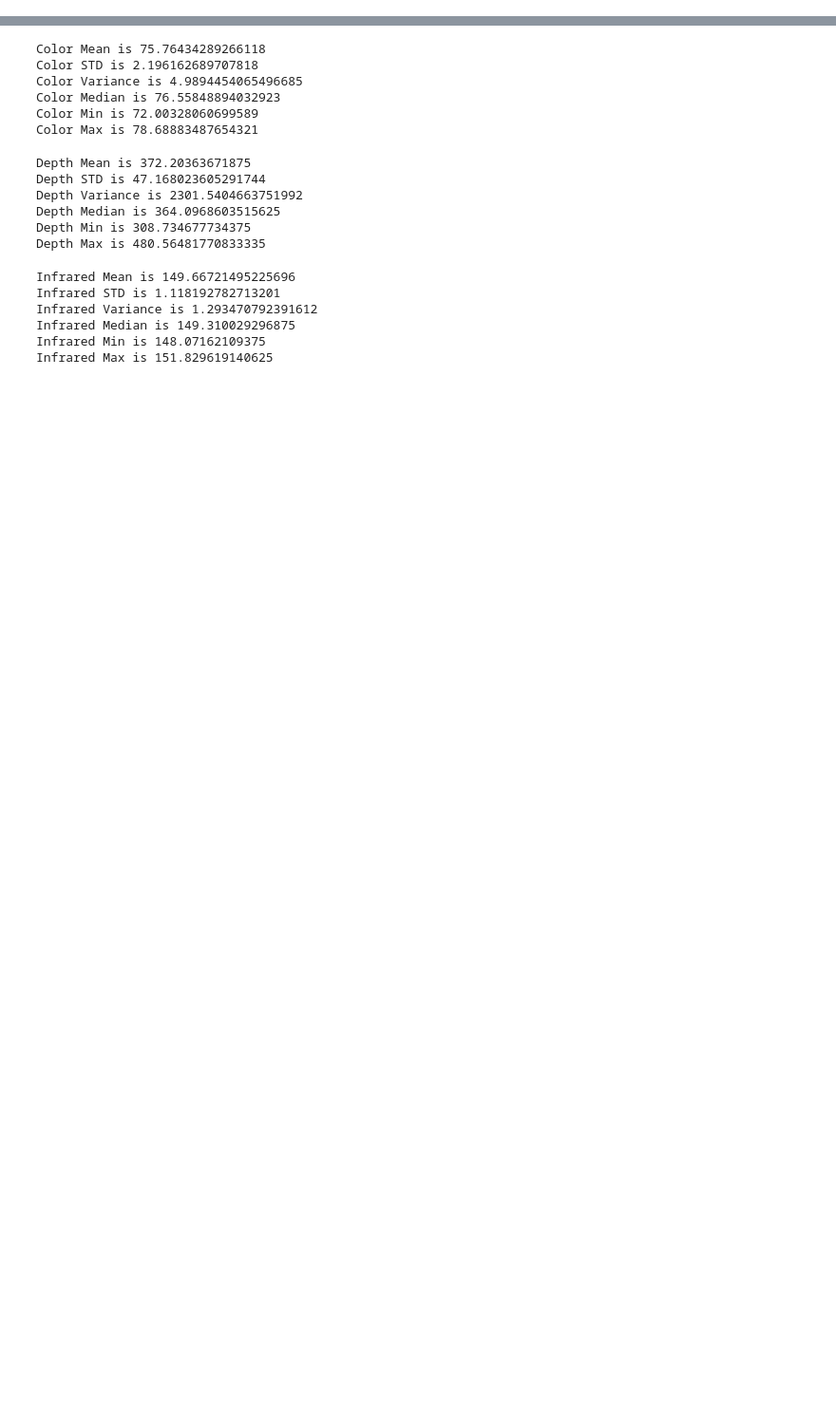
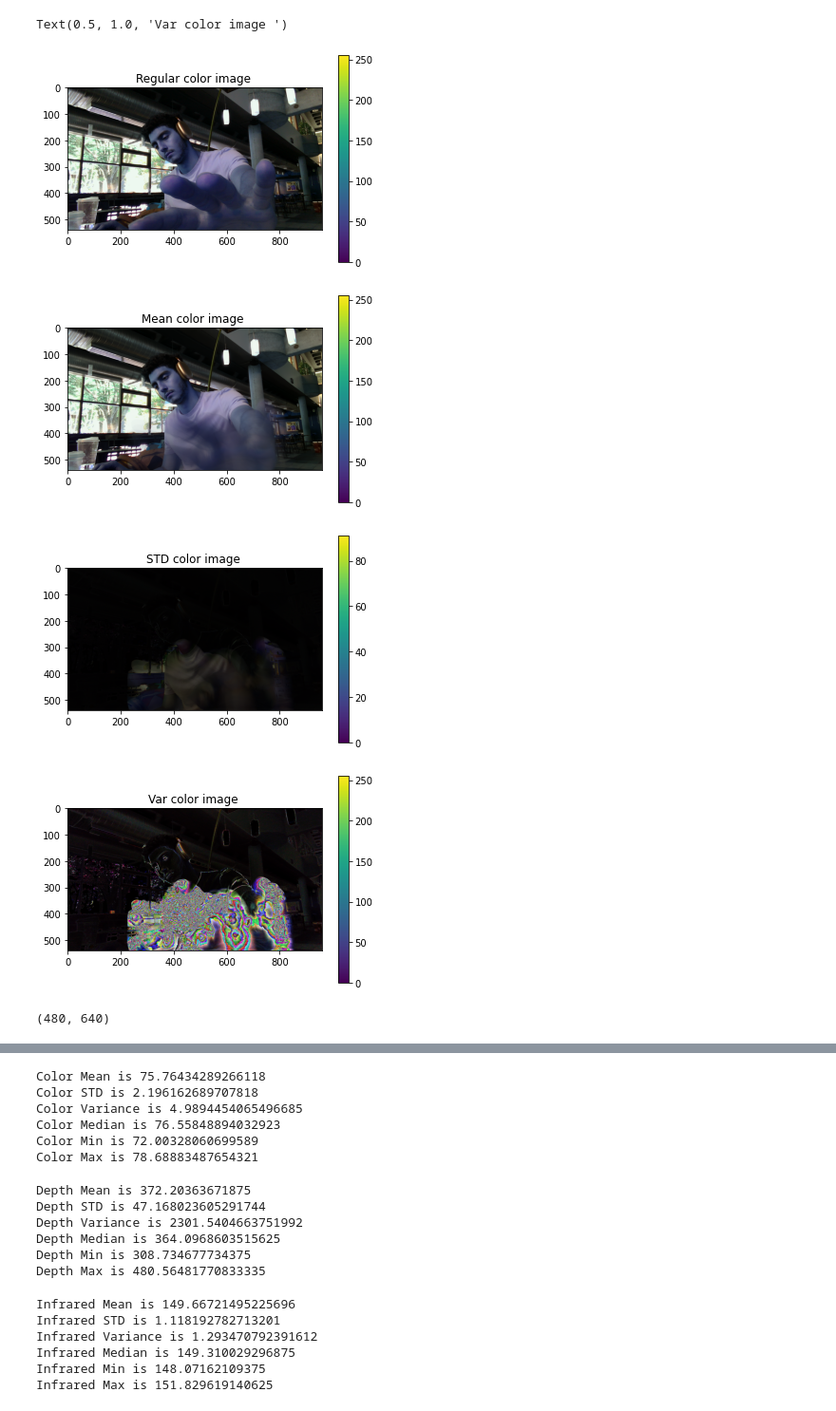
Before and after one commit to vstadnytskyi/intel-realsense-devices, a Jupyter notebook: intel_realsense_devices/testing_data_set..ipynb, the cells around one changed output, grey strips where cells are left out. Shown at 95% size. Cells and saved outputs as stored; diff of their text form; code cells hidden in the pictures; blank space fills up the shorter version.

```diff
--- a/intel_realsense_devices/testing_data_set..ipynb
+++ b/intel_realsense_devices/testing_data_set..ipynb
@@ -58,0 +107,33 @@ Depth Mean is 372.20363671875
+# %%
+color_mean =  np.mean(color, axis = 0, dtype=np.float64)
+color_std_np =  np.std(color, axis = 0, dtype=np.float64)
+color_var_np =  np.var(color, axis = 0, dtype=np.float64)
+
+# print(f"Color Mean is {color_mean.shape}")
+# print(f"Color STD is {color_std_np.shape}")
+
+plt.figure()
+plt.imshow(color[0])
+plt.colorbar()
+plt.title("Regular color image ")
+
+plt.figure()
+plt.imshow(color_mean.astype('uint8'))
+plt.colorbar()
+plt.title("Mean color image ")
+
+plt.figure()
+plt.imshow(color_std_np.astype('uint8'))
+plt.colorbar()
+plt.title("STD color image ")
+
+plt.figure()
+plt.imshow(color_var_np.astype('uint8'))
+plt.colorbar()
+plt.title("Var color image ")
+# %% [output]
+Text(0.5, 1.0, 'Var color image ')
+[figure, added]
+[figure, added]
+[figure, added]
+[figure, added]
@@ -59,3 +142,7 @@ Depth Mean is 372.20363671875
+# %%
+print(depth_std_np.shape)
+# %% [output]
+(480, 640)
 # %%
 row_c = color[0].shape[0]
 col_c = color[0].shape[1]
```
Also changed, not shown: parts of 7 cells of this notebook.
